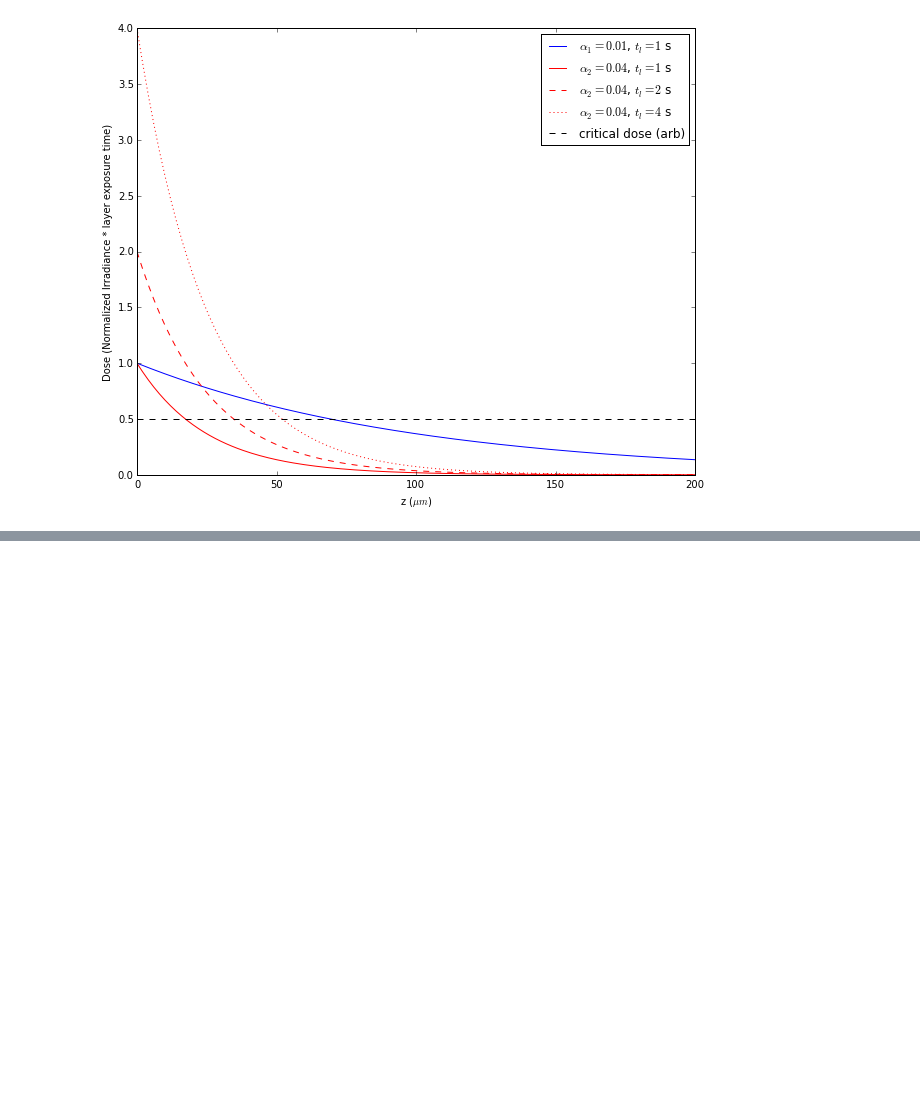
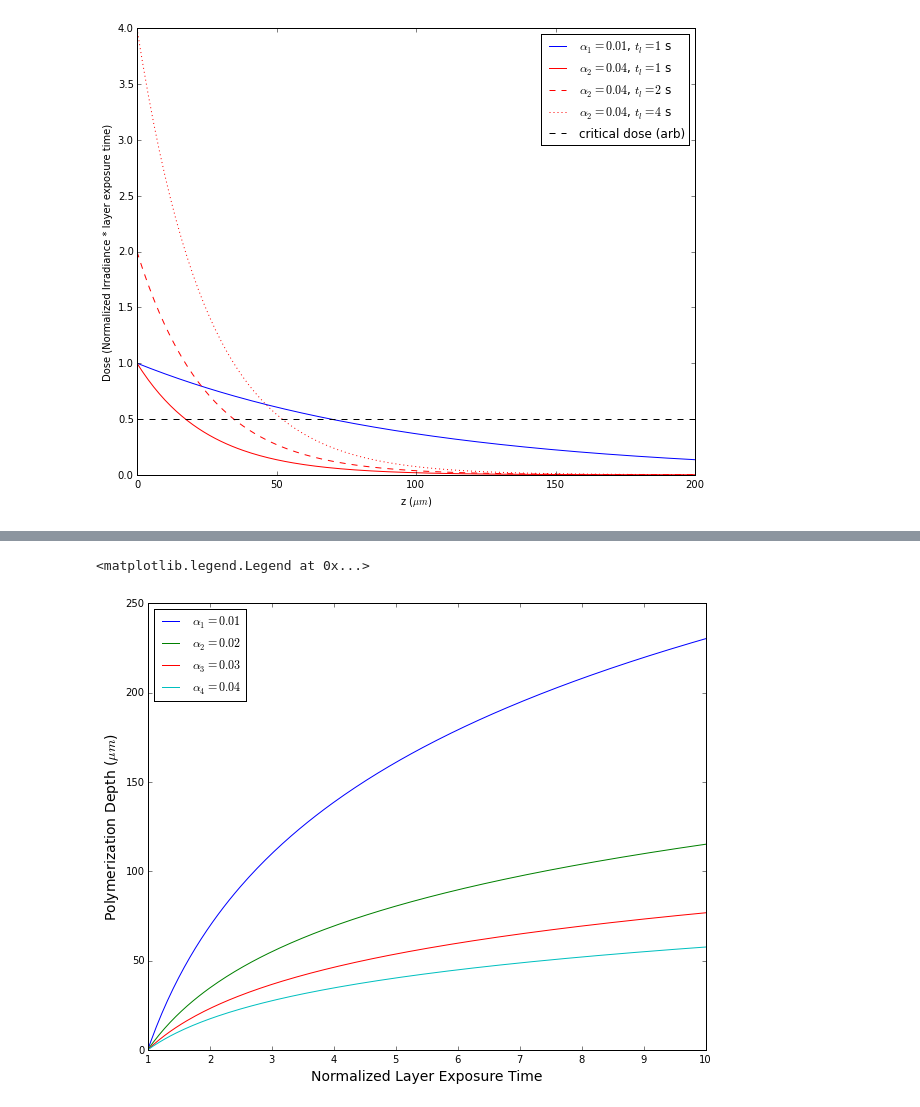
Before and after one commit to eelcodijkstra/teststuff, a Jupyter notebook: abs/150324_abs_calcs.ipynb, the cells around one changed output, grey strips where cells are left out. Saved outputs shown, nothing was run; the diff lists cells and outputs as text; code cells hidden in the pictures; blank space fills up the shorter version.

```diff
--- a/abs/150324_abs_calcs.ipynb
+++ b/abs/150324_abs_calcs.ipynb
@@ -76,0 +95,28 @@ ax.legend()
+# %%
+alphaA = 1.0/100.
+alphaB = 1.0/50.
+alphaC = 1.0/33.33
+alphaD = 1.0/25.
+t_n = np.linspace(1.0,10.0,200)
+z_A = np.log(t_n)/alphaA
+z_B = np.log(t_n)/alphaB
+z_C = np.log(t_n)/alphaC
+z_D = np.log(t_n)/alphaD
+
+label1 = r'$\alpha_1 = {0}$'.format(alphaA)
+label2 = r'$\alpha_2 = {0}$'.format(alphaB)
+label3 = r'$\alpha_3 = {0:.2f}$'.format(alphaC)
+label4 = r'$\alpha_4 = {0}$'.format(alphaD)
+
+fontsize = 14
+fig, ax = plt.subplots(figsize=(10,8))
+ax.plot(t_n,z_A,label=label1)
+ax.plot(t_n,z_B,label=label2)
+ax.plot(t_n,z_C,label=label3)
+ax.plot(t_n,z_D,label=label4)
+ax.set_xlabel('Normalized Layer Exposure Time', size=fontsize)
+ax.set_ylabel('Polymerization Depth ($\mu m$)', size=fontsize)
+ax.legend(loc='upper left',)
+# %% [output]
+<matplotlib.legend.Legend at 0x...>
+[figure, added]
```
Also changed, not shown: parts of 5 cells of this notebook.
